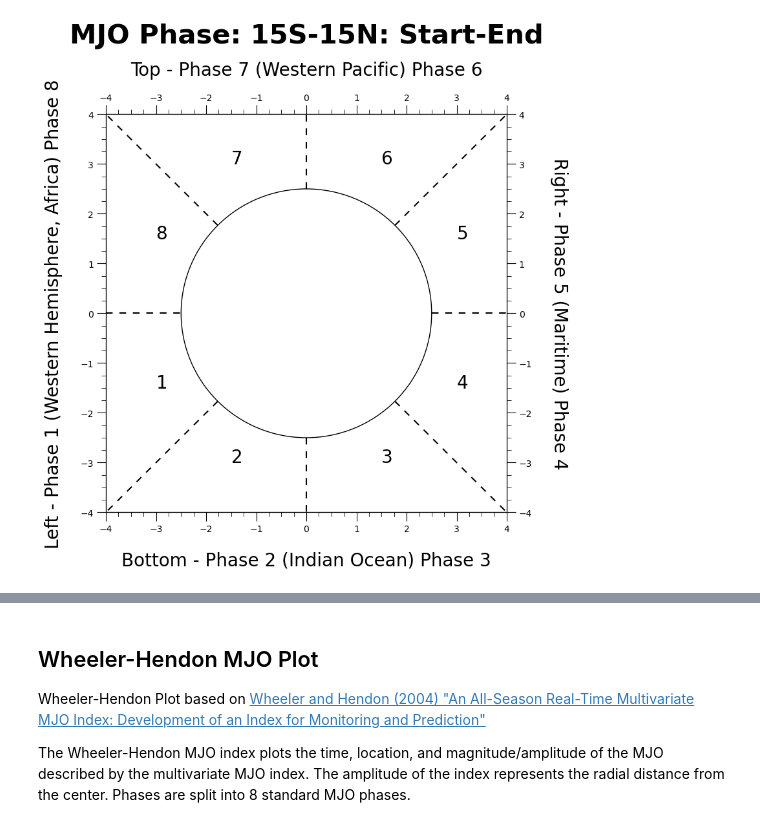
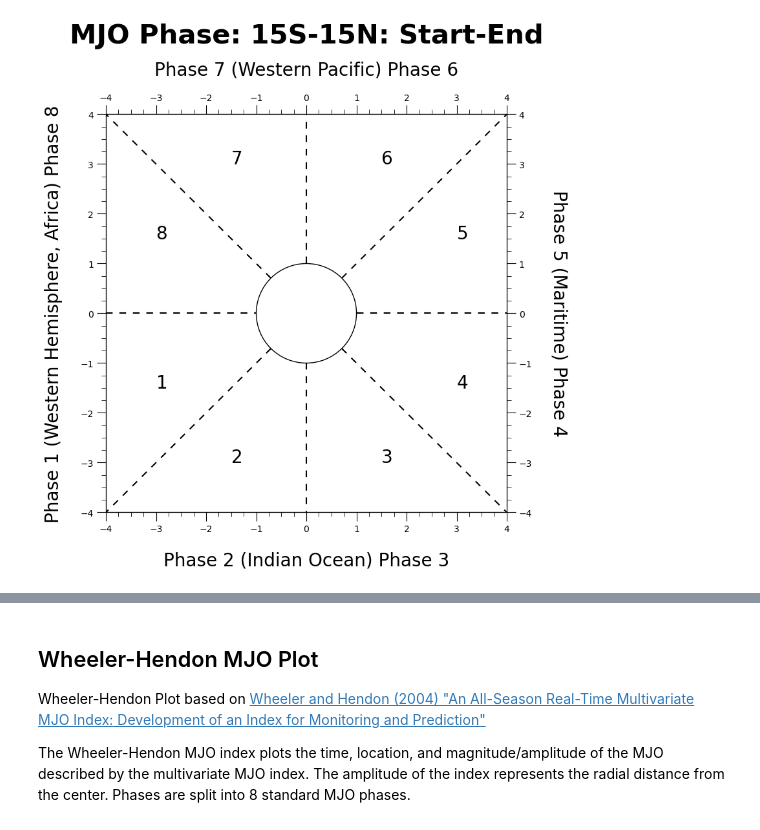
Before and after one commit to cyschneck/geocat-research, a Jupyter notebook: mjo/mjo_phase_background.ipynb, the cells around one changed output, grey strips where cells are left out. Saved outputs shown, nothing was run; the diff lists cells and outputs as text; code cells hidden in the pictures.

```diff
--- a/mjo/mjo_phase_background.ipynb
+++ b/mjo/mjo_phase_background.ipynb
@@ -38,10 +38,12 @@ def mjo_phase_background(is_darkmode=False, start_date="Start", end_date="End",
     ax2.set_ylim(-4, 4)
     ax3.set_xlim(-4, 4)
     ax3.set_ylim(-4, 4)
-    ax.set_xlabel("Bottom - Phase 2 (Indian Ocean) Phase 3", fontsize=20, labelpad=20)
-    ax.set_ylabel("Left - Phase 1 (Western Hemisphere, Africa) Phase 8", fontsize=20, labelpad=20)
-    ax2.set_ylabel("Right - Phase 5 (Maritime) Phase 4", fontsize=20, labelpad=40, rotation=270)
-    ax3.set_xlabel("Top - Phase 7 (Western Pacific) Phase 6", fontsize=20, labelpad=20)
+    #ax.set_xlabel("RMM2", fontsize=20, labelpad=20)
+    #ax.set_ylabel("-RMM1", fontsize=20, labelpad=20)
+    ax.set_xlabel("Phase 2 (Indian Ocean) Phase 3", fontsize=20, labelpad=20)
+    ax.set_ylabel("Phase 1 (Western Hemisphere, Africa) Phase 8", fontsize=20, labelpad=20)
+    ax2.set_ylabel("Phase 5 (Maritime) Phase 4", fontsize=20, labelpad=40, rotation=270)
+    ax3.set_xlabel("Phase 7 (Western Pacific) Phase 6", fontsize=20, labelpad=20)
 
     # add amplitude circle
     amplitude_circle = plt.Circle((0, 0), radius, color=color_dm, fill=False)
@@ -147,12 +149,13 @@ def mjo_phase_background(is_darkmode=False, start_date="Start", end_date="End",
 
     # plot with title
     plt.title(f"MJO Phase: 15S-15N: {start_date}-{end_date}", fontsize=30, fontweight="bold", pad=20)
-
+    #plt.title("MJO Wheeler-Hendon Phase Diagram", fontsize=30, fontweight="bold", pad=20)
     plt.show()
+    #plt.savefig("mjo_rmm.jpg", bbox_inches='tight')
 # %%
-mjo_phase_background(is_darkmode=False, radius=2.5)
+mjo_phase_background(is_darkmode=False, radius=1)
 # %% [output]
-[figure, old version]
+[figure, new version]
 # %% [markdown]
 Working Example -- Phase diagram split into 8 equal parts for example:
 
```
Also changed, not shown: 3 other files.
